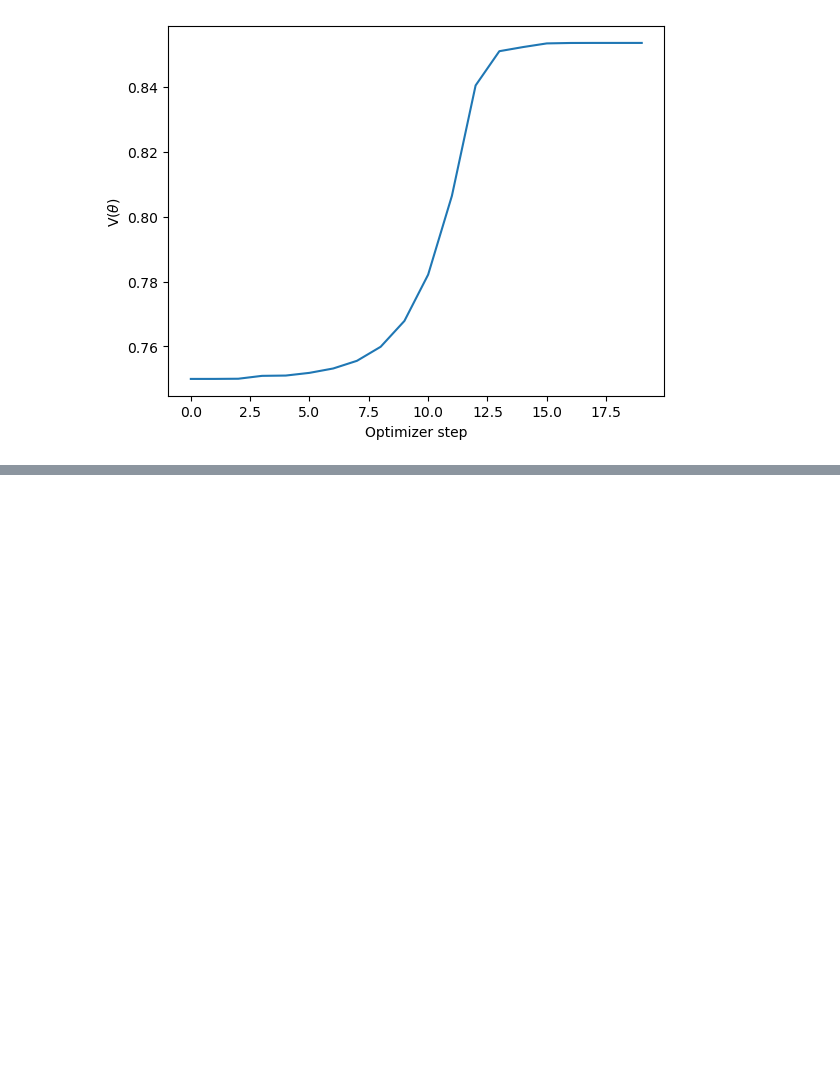
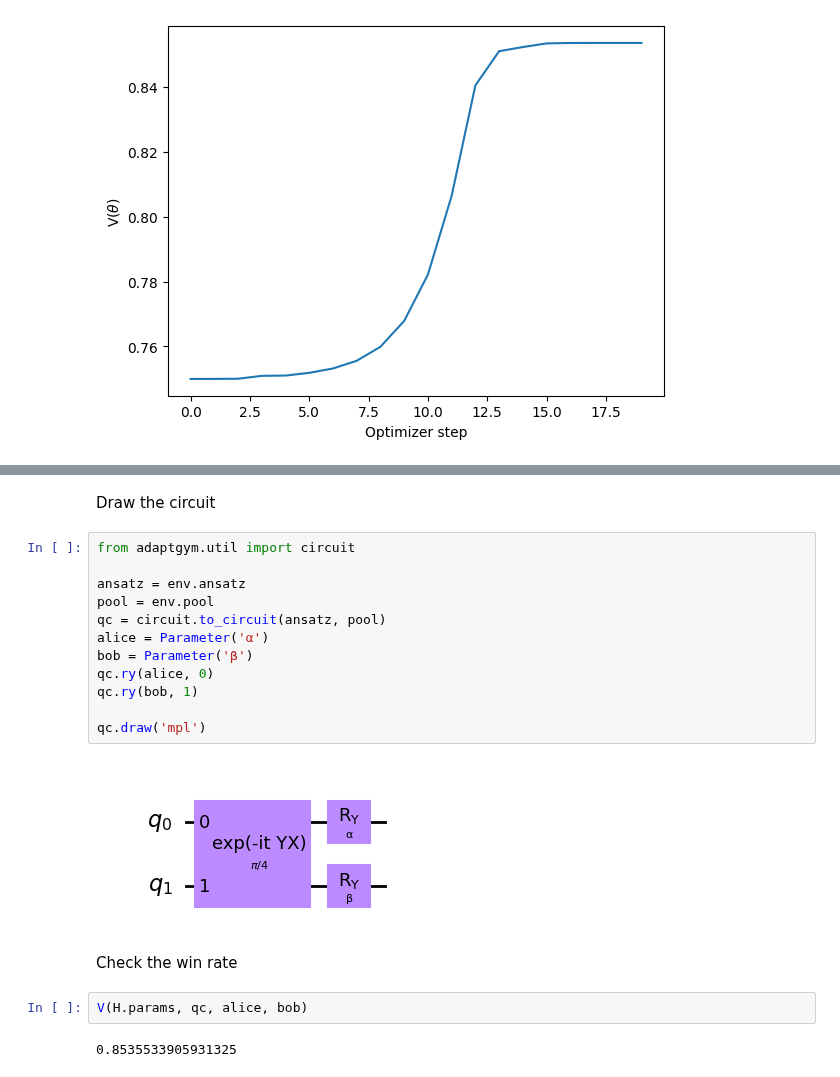
Before and after one commit to jfurches/nonlocalgames, a Jupyter notebook: chsh.ipynb, the cells around one changed output, grey strips where cells are left out. Saved outputs shown, nothing was run; the diff lists cells and outputs as text; blank space fills up the shorter version.

```diff
--- a/chsh.ipynb
+++ b/chsh.ipynb
@@ -203,2 +322,24 @@ from adap
+# %% [markdown]
+Draw the circuit
+# %%
+from adaptgym.util import circuit
+
+ansatz = env.ansatz
+pool = env.pool
+qc = circuit.to_circuit(ansatz, pool)
+alice = Parameter('α')
+bob = Parameter('β')
+qc.ry(alice, 0)
+qc.ry(bob, 1)
+
+qc.draw('mpl')
+# %% [output]
+[figure, added]
+# %% [markdown]
+Check the win rate
+# %%
+V(H.params, qc, alice, bob)
+# %% [output]
+0.8535533905931325
 # %% [markdown]
 ### Todo
```
Also changed, not shown: parts of 14 cells of this notebook.
